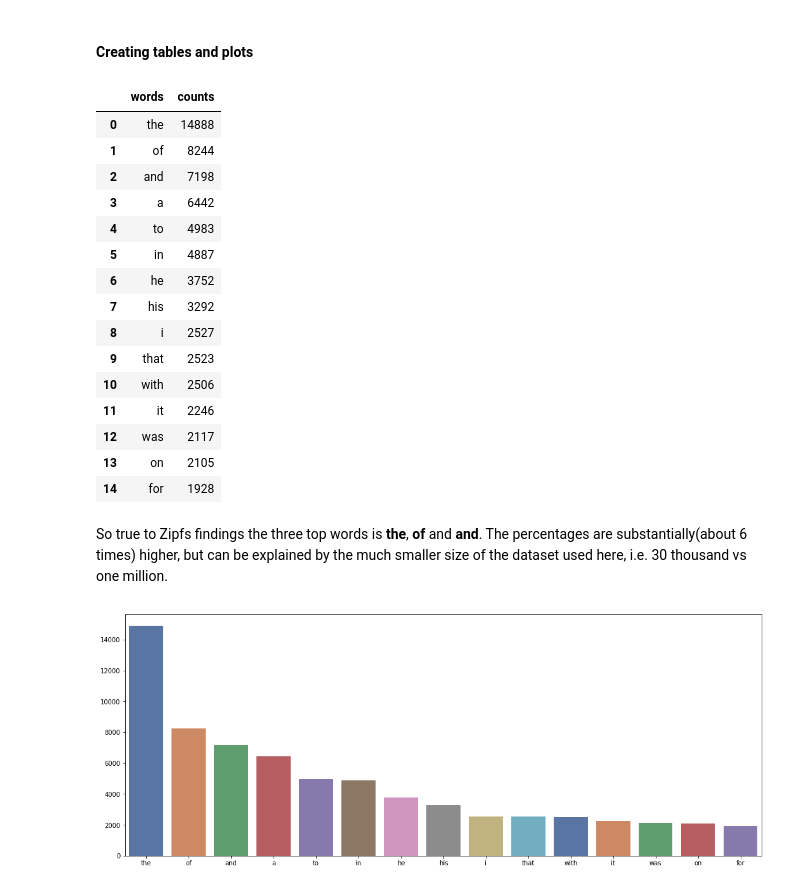
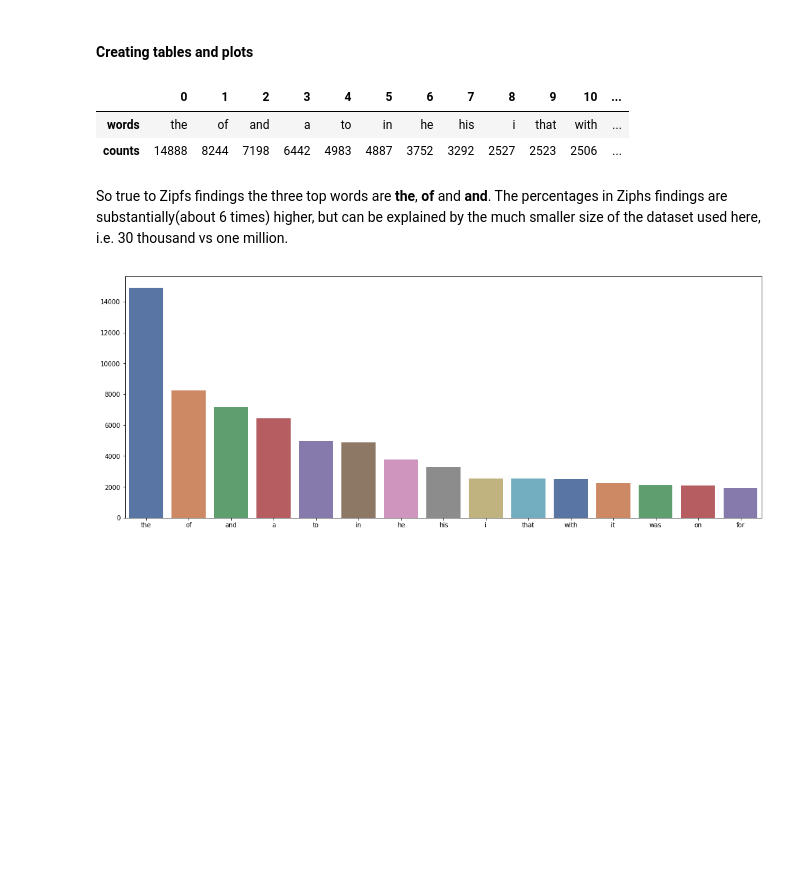
Before and after one commit to G00364778/52465_assignments, a Jupyter notebook: The_Python_numpy.random_package.ipynb, the cells around one changed output. Cells and saved outputs as stored; diff of their text form; code cells hidden in the pictures; blank space fills up the shorter version.

```diff
--- a/The_Python_numpy.random_package.ipynb
+++ b/The_Python_numpy.random_package.ipynb
@@ -282,5 +286,5 @@ The result is almost 35 thousand unique words that is then sorted by the top mos
 # %%
-most_common=wordcount.most_common(15)
+most_common=wordcount.most_common()
 # %% [markdown]
 The most common word and count of the words are then assembled in a data frame __df__.
 # %% [markdown]
@@ -288,28 +292,15 @@ The most common word and count of the words are then assembled in a data frame _
 # %%
 words=[];counts=[]
 
 for word,count in most_common:
     words.append(word); counts.append(count)
-df=pd.DataFrame({'words': words,'counts': counts});df
+df=pd.DataFrame({'words': words,'counts': counts});df.T
 # %% [output]
-|  | words | counts |
-| 0 | the | 14888 |
-| 1 | of | 8244 |
-| 2 | and | 7198 |
-| 3 | a | 6442 |
-| 4 | to | 4983 |
-| 5 | in | 4887 |
-| 6 | he | 3752 |
-| 7 | his | 3292 |
-| 8 | i | 2527 |
-| 9 | that | 2523 |
-| 10 | with | 2506 |
-| 11 | it | 2246 |
-| 12 | was | 2117 |
-| 13 | on | 2105 |
-| 14 | for | 1928 |
+|  | 0 | 1 | 2 | 3 | 4 | 5 | 6 | 7 | 8 | 9 | 10 | ... |
+| words | the | of | and | a | to | in | he | his | i | that | with | ... |
+| counts | 14888 | 8244 | 7198 | 6442 | 4983 | 4887 | 3752 | 3292 | 2527 | 2523 | 2506 | ... |
 # %% [markdown]
-So true to Zipfs findings the three top words is __the__, __of__ and __and__. The percentages are substantially(about 6 times) higher, but can be explained by the much smaller size of the dataset used here, i.e. 30 thousand vs one million.
+So true to Zipfs findings the three top words are __the__, __of__ and __and__. The percentages in Ziphs findings are substantially(about 6 times) higher, but can be explained by the much smaller size of the dataset used here, i.e. 30 thousand vs one million.
 # %%
 pl_size = (18, 7) # set the graph size
 fig, ax = pl.subplots(figsize=pl_size)
```
Also changed, not shown: parts of 8 cells of this notebook.
